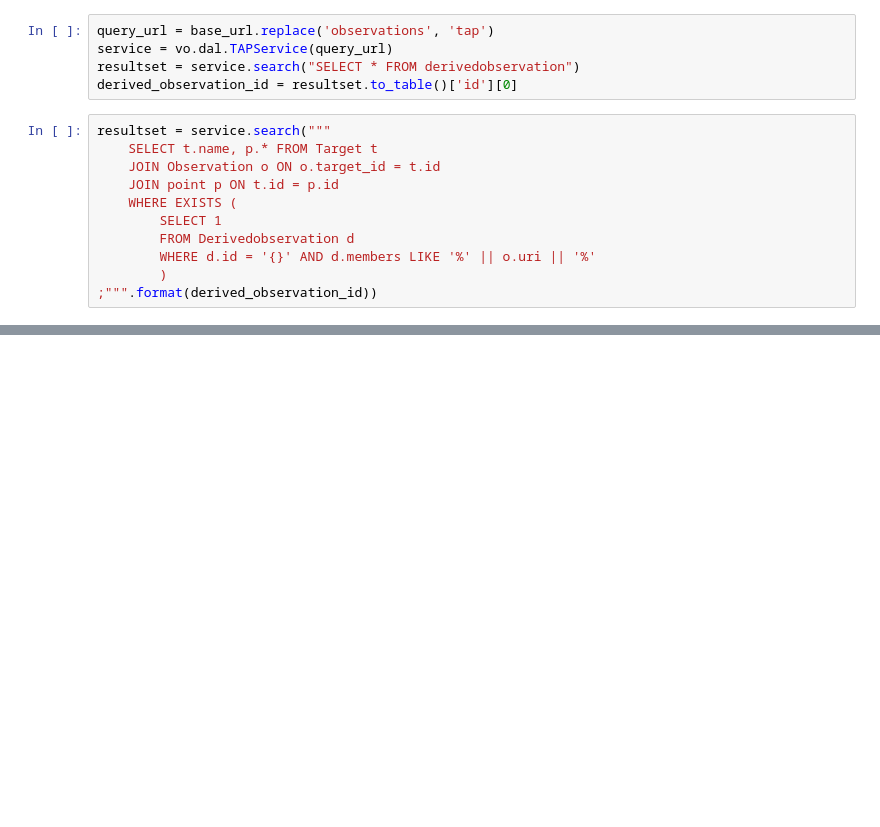
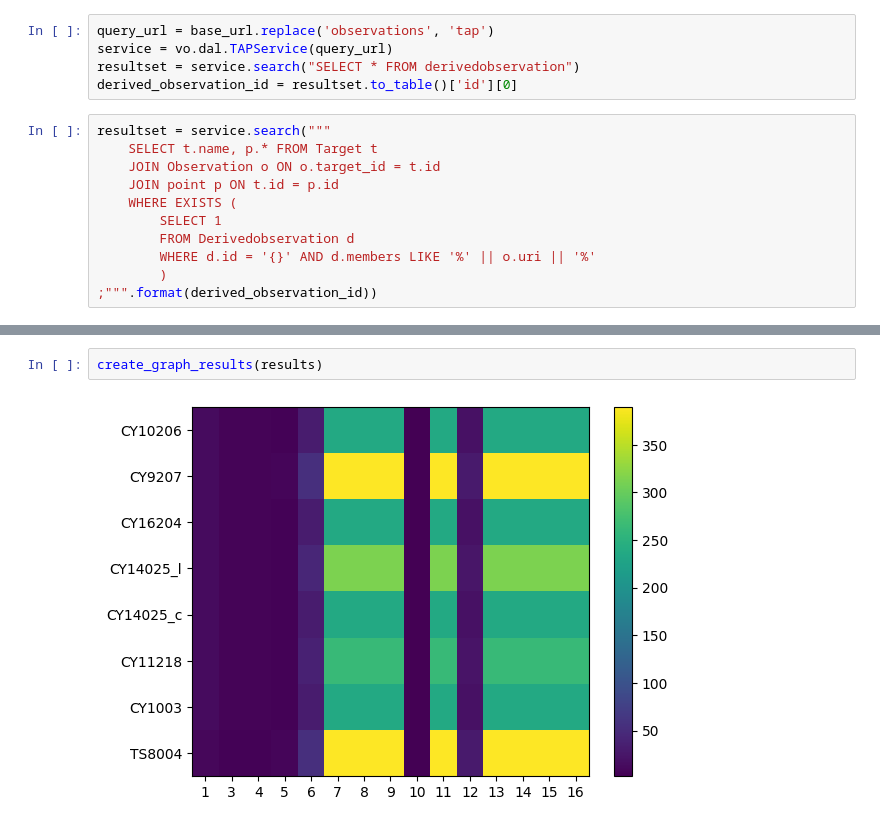
Before and after one commit to uksrc/caom_use_case_evaluation, a Jupyter notebook: ipython/demo.ipynb, the cells around one changed output, grey strips where cells are left out. Drawn from its saved outputs; the diff is of its cells as text; blank space fills up the shorter version.

```diff
--- a/ipython/demo.ipynb
+++ b/ipython/demo.ipynb
@@ -162,0 +177,4 @@ https://localhost:8080/tap
+# %%
+create_graph_results(results)
+# %% [output]
+[figure, added]
```
Also changed, not shown: parts of 26 cells of this notebook, 1 other file.
